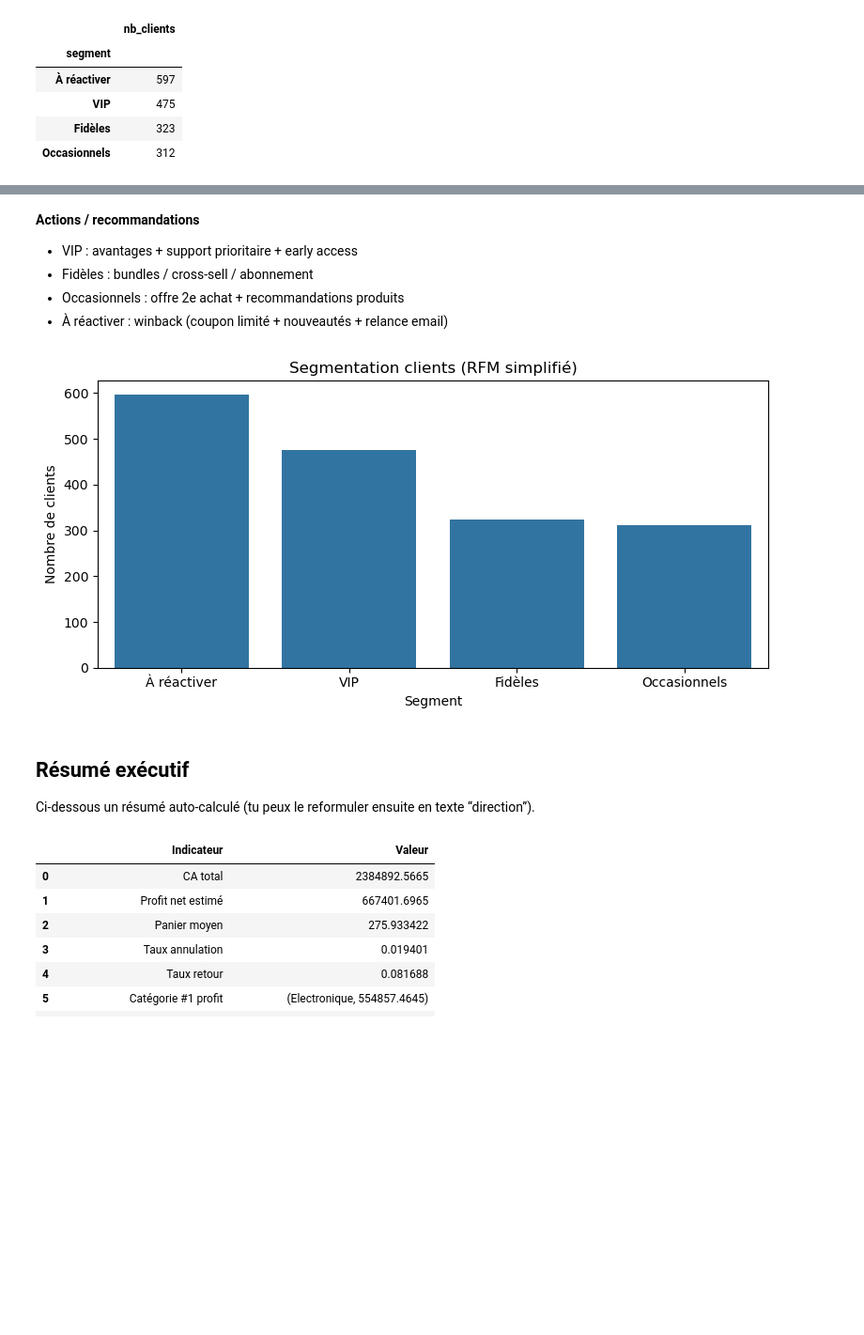
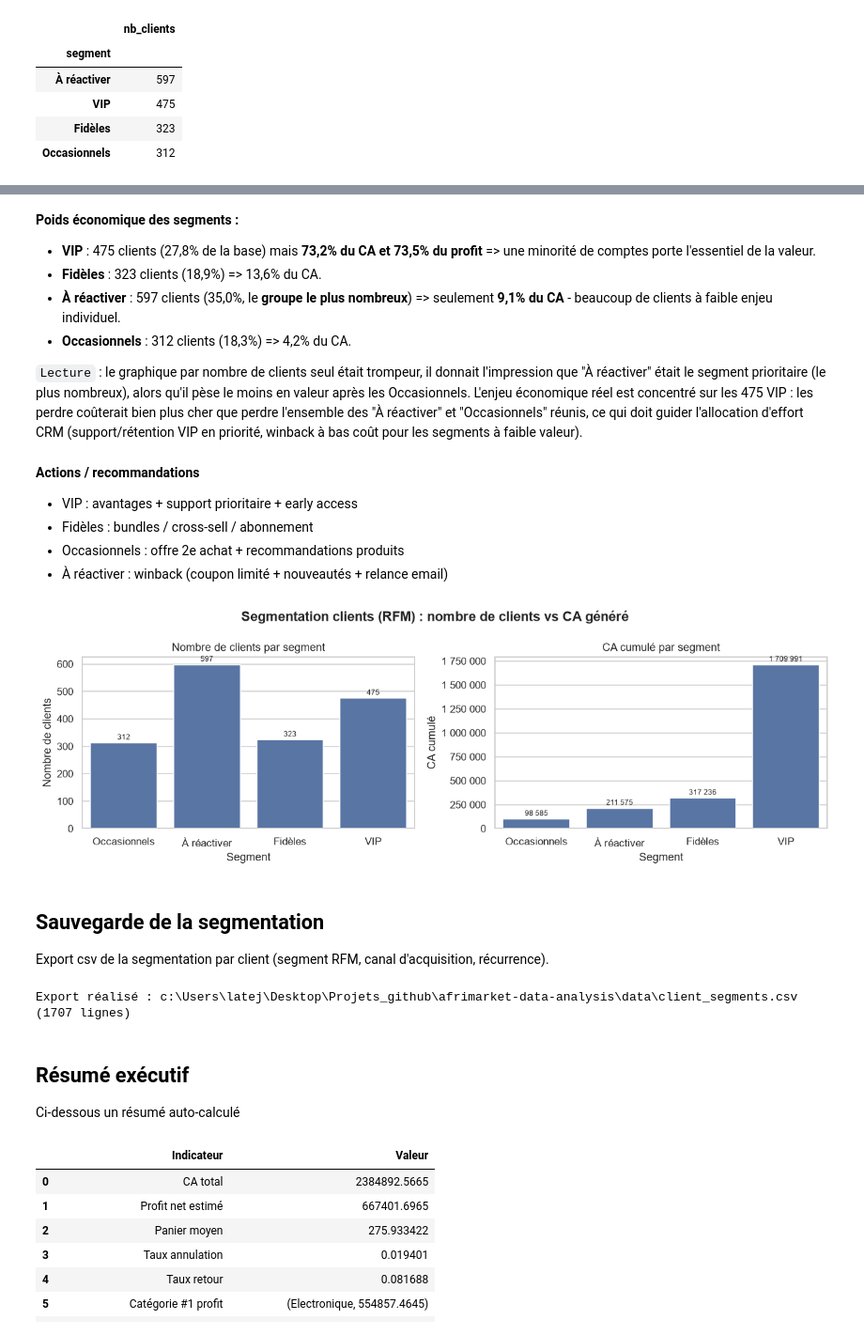
Before and after one commit to Late-In-Data/afrimarket-data-analysis, a Jupyter notebook: notebook/AfriMarket_Analyse_Strategique.ipynb, the cells around one changed output, grey strips where cells are left out. Shown at 94% size. Cells and saved outputs as stored; diff of their text form; code cells hidden in the pictures; blank space fills up the shorter version.

```diff
--- a/notebook/AfriMarket_Analyse_Strategique.ipynb
+++ b/notebook/AfriMarket_Analyse_Strategique.ipynb
@@ -17,7 +24,8 @@ from pathlib import Path
 # %% [markdown]
 ## Chargement des données
 # %%
-path = Path(r"data\afrimarket_dataset.csv")
+base_dir = Path.cwd() if (Path.cwd() / "data").exists() else Path.cwd().parent
+path = base_dir / "data" / "afrimarket_dataset.csv"
 data = pd.read_csv(path)
 # %%
 print("les 5 premières lignes du dataset :")
@@ -603,3 +700,20 @@ display(seg)
 | VIP | 475 |
 | Fidèles | 323 |
 | Occasionnels | 312 |
+# %%
+# Poids économique de chaque segment : combien de clients, mais surtout combien de CA/profit
+seg_ca = rfm.groupby("segment")["monetary"].sum()
+profit_client = sales.groupby("id_client")["profit_net"].sum()
+seg_profit = rfm.assign(profit=profit_client).groupby("segment")["profit"].sum()
+
+ordre_segments = ["Occasionnels", "À réactiver", "Fidèles", "VIP"]
+seg_summary = pd.DataFrame({
+    "nb_clients": seg["nb_clients"],
+    "%_clients": (seg["nb_clients"] / seg["nb_clients"].sum() * 100).round(1),
+    "CA_cumule": seg_ca.round(2),
+    "%_CA": (seg_ca / seg_ca.sum() * 100).round(1),
+    "profit_cumule": seg_profit.round(2),
+    "%_profit": (seg_profit / seg_profit.sum() * 100).round(1),
+}).reindex(ordre_segments)
+
+seg_summary
@@ -606,3 +727,11 @@ display(seg)
+# %% [markdown]
+**Poids économique des segments :**
+- **VIP** : 475 clients (27,8% de la base) mais **73,2% du CA et 73,5% du profit** => une minorité de comptes porte l'essentiel de la valeur.
+- **Fidèles** : 323 clients (18,9%) => 13,6% du CA.
+- **À réactiver** : 597 clients (35,0%, le **groupe le plus nombreux**) => seulement **9,1% du CA** - beaucoup de clients à faible enjeu individuel.
+- **Occasionnels** : 312 clients (18,3%) => 4,2% du CA.
+
+`Lecture` : le graphique par nombre de clients seul était trompeur, il donnait l'impression que "À réactiver" était le segment prioritaire (le plus nombreux), alors qu'il pèse le moins en valeur après les Occasionnels. L'enjeu économique réel est concentré sur les 475 VIP : les perdre coûterait bien plus cher que perdre l'ensemble des "À réactiver" et "Occasionnels" réunis, ce qui doit guider l'allocation d'effort CRM (support/rétention VIP en priorité, winback à bas coût pour les segments à faible valeur).
 # %% [markdown]
 **Actions / recommandations**
 
@@ -611,18 +740,50 @@ display(seg)
 - Occasionnels : offre 2e achat + recommandations produits
 - À réactiver : winback (coupon limité + nouveautés + relance email)
 # %%
-plt.figure(figsize=(8,4))
-sns.barplot(x=seg.index, y=seg["nb_clients"].values)
-plt.title("Segmentation clients (RFM simplifié)")
-plt.ylabel("Nombre de clients")
-plt.xlabel("Segment")
+fig, axes = plt.subplots(1, 2, figsize=(12, 4))
+
+sns.barplot(x=seg_summary.index, y=seg_summary["nb_clients"], ax=axes[0])
+axes[0].set_title("Nombre de clients par segment")
+axes[0].set_ylabel("Nombre de clients")
+axes[0].set_xlabel("Segment")
+for container in axes[0].containers:
+    axes[0].bar_label(container, fontsize=8, padding=2)
+
+sns.barplot(x=seg_summary.index, y=seg_summary["CA_cumule"], ax=axes[1])
+axes[1].set_title("CA cumulé par segment")
+axes[1].set_ylabel("CA cumulé")
+axes[1].set_xlabel("Segment")
+axes[1].yaxis.set_major_formatter(mtick.FuncFormatter(format_milliers))
+for container in axes[1].containers:
+    axes[1].bar_label(container, fmt=lambda v: f"{v:,.0f}".replace(",", " "), fontsize=8, padding=2)
+
+plt.suptitle("Segmentation clients (RFM) : nombre de clients vs CA généré", fontweight="bold")
 plt.tight_layout()
 plt.show()
 # %% [output]
-[figure, old version]
+[figure, new version]
+# %% [markdown]
+## Sauvegarde de la segmentation
+Export csv de la segmentation par client (segment RFM, canal d'acquisition, récurrence).
+# %%
+client_export = rfm.reset_index()[["id_client", "recency", "frequency", "monetary", "R_score", "F_score", "M_score", "RFM_score", "segment"]].copy()
+client_export = client_export.merge(ret[["id_client", "canal_acquisition", "client_recurrent"]], on="id_client", how="left")
+client_export["profit"] = client_export["id_client"].map(profit_client)
+client_export = client_export.rename(columns={
+    "monetary": "CA",
+    "segment": "Segment",
+    "canal_acquisition": "CanalAcquisition",
+    "client_recurrent": "Recurrent",
+})
+
+export_seg_path = base_dir / "data" / "client_segments.csv"
+client_export.to_csv(export_seg_path, index=False)
+print(f"Export réalisé : {export_seg_path} ({client_export.shape[0]} lignes)")
+# %% [output]
+Export réalisé : c:\Users\latej\Desktop\Projets_github\afrimarket-data-analysis\data\client_segments.csv (1707 lignes)
 # %% [markdown]
 ## Résumé exécutif
-Ci-dessous un résumé auto-calculé (tu peux le reformuler ensuite en texte “direction”).
+Ci-dessous un résumé auto-calculé
 # %%
 # -----------------------------
 # Résumé exécutif
```
Also changed, not shown: parts of 24 cells of this notebook.
